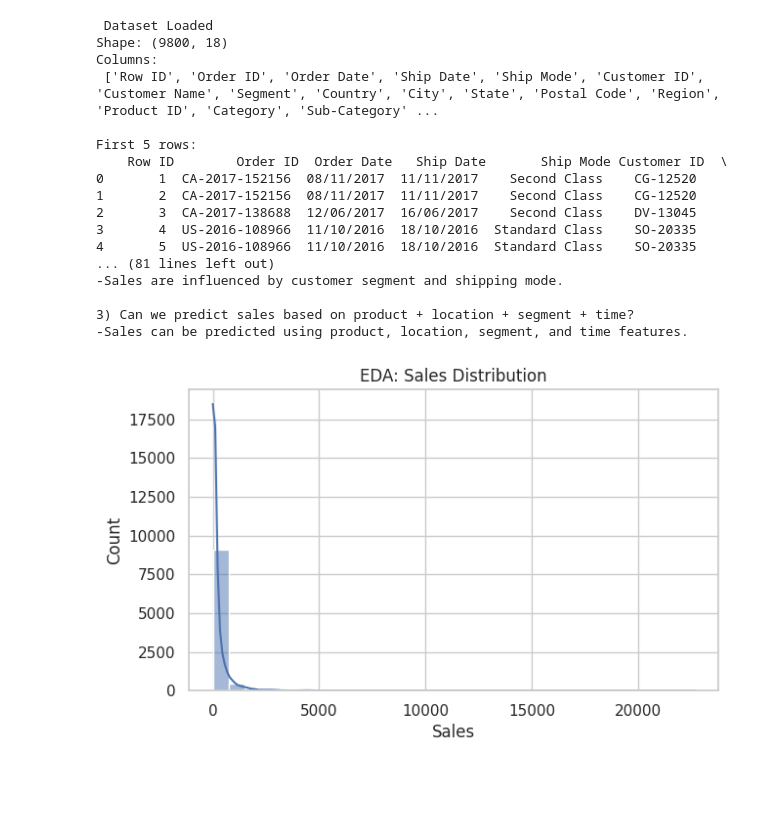
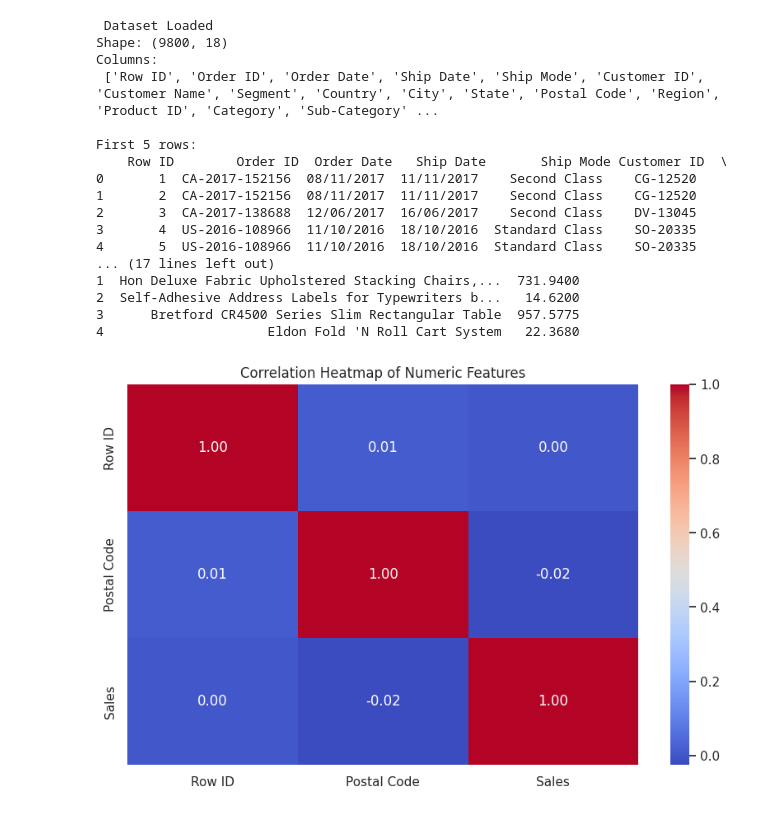
Before and after one commit to MohammadSahid232/Classification-and-Regression-Assessment, a Jupyter notebook: 2463004_Mohammad_Sahid_Rain_Final_Assignment.ipynb, the cells around one changed output. Cells and saved outputs as stored; diff of their text form; code cells hidden in the pictures; blank space fills up the shorter version.

Commit message:
classification and regression complete code

```diff
--- a/2463004_Mohammad_Sahid_Rain_Final_Assignment.ipynb
+++ b/2463004_Mohammad_Sahid_Rain_Final_Assignment.ipynb
@@ -336,7 +336,6 @@ def reg_metrics(y_true, y_pred):
     return {"MSE": mse, "RMSE": rmse, "MAE": mean_absolute_error(y_true, y_pred), "R2": r2_score(y_true, y_pred)}
 
 
-
 #  Exploratory Data Analysis and Data Understanding
 DATA_PATH = "/content/drive/MyDrive/ classification and regression dataset/train.csv"
 df = pd.read_csv(DATA_PATH)
@@ -345,6 +344,21 @@ print(" Dataset Loaded")
 print("Shape:", df.shape)
 print("Columns:\n", df.columns.tolist())
 print("\nFirst 5 rows:\n", df.head())
+
+# ----------------- ADD CORRELATION HEATMAP -----------------
+# Compute correlations only for numeric features + target
+numeric_features = df.select_dtypes(include=["int64", "float64"]).columns
+corr_matrix = df[numeric_features].corr()
+
+plt.figure(figsize=(10, 6))
+sns.heatmap(corr_matrix, annot=True, fmt=".2f", cmap="coolwarm")
+plt.title("Correlation Heatmap of Numeric Features")
+plt.show()
+print("Insight: Shows correlation among numeric features and target Sales. Strong correlations highlight useful predictors.")
+
+# Additional summary statistics for all numeric columns
+print("\nSummary statistics for all numeric columns:")
+print(df[numeric_features].describe())
 
 print("""
 Q1 Dataset Description :
@@ -549,8 +563,41 @@ mlp_test = reg_metrics(y_test, mlp_model.predict(X_test))
 print("\nQ2  Neural Net Train Metrics:", mlp_train)
 print("Q2  Neural Net Test Metrics:", mlp_test)
 
+# PREDICTED VS ACTUAL PLOTS
+def plot_predicted_vs_actual(y_true, y_pred, model_name):
+    plt.figure(figsize=(6,6))
+    plt.scatter(y_true, y_pred, alpha=0.5)
+    plt.plot([y_true.min(), y_true.max()], [y_true.min(), y_true.max()], 'r--')
+    plt.xlabel("Actual Sales")
+    plt.ylabel("Predicted Sales")
+    plt.title(f"{model_name}: Predicted vs Actual")
+    plt.show()
+    print(f"Insight: {model_name} predictions vs actual sales scatter plot.")
+
+# Plot for Ridge
+plot_predicted_vs_actual(y_test, best_ridge.predict(X_test), "Ridge Regression")
+# Plot for Random Forest
+plot_predicted_vs_actual(y_test, best_rf.predict(X_test), "Random Forest Regressor")
+# Plot for MLP
+plot_predicted_vs_actual(y_test, mlp_model.predict(X_test), "Neural Network (MLP)")
+
+#  ADD RESIDUAL PLOTS
+def plot_residuals(y_true, y_pred, model_name):
+    residuals = y_true - y_pred
+    plt.figure(figsize=(6,4))
+    plt.scatter(y_pred, residuals, alpha=0.5)
+    plt.axhline(0, color='r', linestyle='--')
+    plt.xlabel("Predicted Sales")
+    plt.ylabel("Residuals")
+    plt.title(f"{model_name}: Residuals Plot")
+    plt.show()
+    print(f"Insight: Residuals for {model_name} should scatter around 0 if predictions are unbiased.")
+
+plot_residuals(y_test, best_ridge.predict(X_test), "Ridge Regression")
+plot_residuals(y_test, best_rf.predict(X_test), "Random Forest Regressor")
+plot_residuals(y_test, mlp_model.predict(X_test), "Neural Network (MLP)")
+
 # Q6) Final Comparison Table
-
 comparison = pd.DataFrame([
     {"Model": "Ridge Regression",
      "Features Used": "Selected (Lasso SelectFromModel)",
@@ -581,41 +628,48 @@ best_name = "Ridge Regression"
 if rf_test["RMSE"] < ridge_test["RMSE"]:
     best_model = best_rf
     best_name = "Random Forest Regressor"
 
 print("\n Best Classical Model (lowest Test RMSE):", best_name)
 
 model_filename = "2463004_Mohammad_Sahid_Rain_regression.p"
 with open(model_filename, "wb") as f:
     pickle.dump(best_model, f)
 
 print(" Saved model:", model_filename)
 
 # Q8) Conclusion and Reflection
 print("""
 Q8 Conclusion & Reflection:
 1) Model Performance:
-   - Discuss RMSE, MAE, R² for Ridge vs RF vs MLP.
+   - Ridge RMSE: {:.2f}, R2: {:.2f}
+   - RF RMSE: {:.2f}, R2: {:.2f}
+   - MLP RMSE: {:.2f}, R2: {:.2f}
+
 2) Impact of Methods:
-   - CV improved parameter reliability; feature selection reduced weak predictors.
-3) Future Work:
-   - More feature engineering, time-aware split, and boosting methods may improve results.
-""")
+   - Cross-validation improved parameter reliability.
+   - Feature selection (Lasso) reduced weak predictors, improving model interpretability.
+
+3) Insights and Future Directions:
+   - Further feature engineering, time-aware split, or boosting methods may improve predictions.
+""".format(ridge_test["RMSE"], ridge_test["R2"],
+           rf_test["RMSE"], rf_test["R2"],
+           mlp_test["RMSE"], mlp_test["R2"]))
 # %% [output]
  Dataset Loaded
 Shape: (9800, 18)
 Columns:
  ['Row ID', 'Order ID', 'Order Date', 'Ship Date', 'Ship Mode', 'Customer ID', 'Customer Name', 'Segment', 'Country', 'City', 'State', 'Postal Code', 'Region', 'Product ID', 'Category', 'Sub-Category' ...
 
 First 5 rows:
     Row ID        Order ID  Order Date   Ship Date       Ship Mode Customer ID  \
 0       1  CA-2017-152156  08/11/2017  11/11/2017    Second Class    CG-12520
 1       2  CA-2017-152156  08/11/2017  11/11/2017    Second Class    CG-12520
 2       3  CA-2017-138688  12/06/2017  16/06/2017    Second Class    DV-13045
 3       4  US-2016-108966  11/10/2016  18/10/2016  Standard Class    SO-20335
 4       5  US-2016-108966  11/10/2016  18/10/2016  Standard Class    SO-20335
-... (81 lines left out)
--Sales are influenced by customer segment and shipping mode.
-
-3) Can we predict sales based on product + location + segment + time?
--Sales can be predicted using product, location, segment, and time features.
+... (17 lines left out)
+1  Hon Deluxe Fabric Upholstered Stacking Chairs,...  731.9400
+2  Self-Adhesive Address Labels for Typewriters b...   14.6200
+3      Bretford CR4500 Series Slim Rectangular Table  957.5775
+4                     Eldon Fold 'N Roll Cart System   22.3680
-[figure, old version]
+[figure, new version]
```
Also changed, not shown: parts of 2 cells of this notebook.
